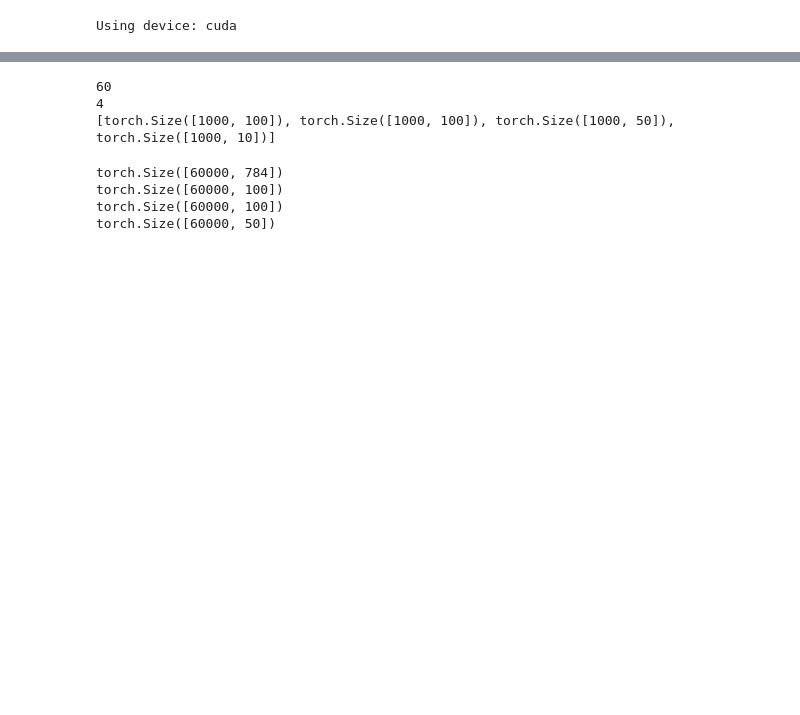
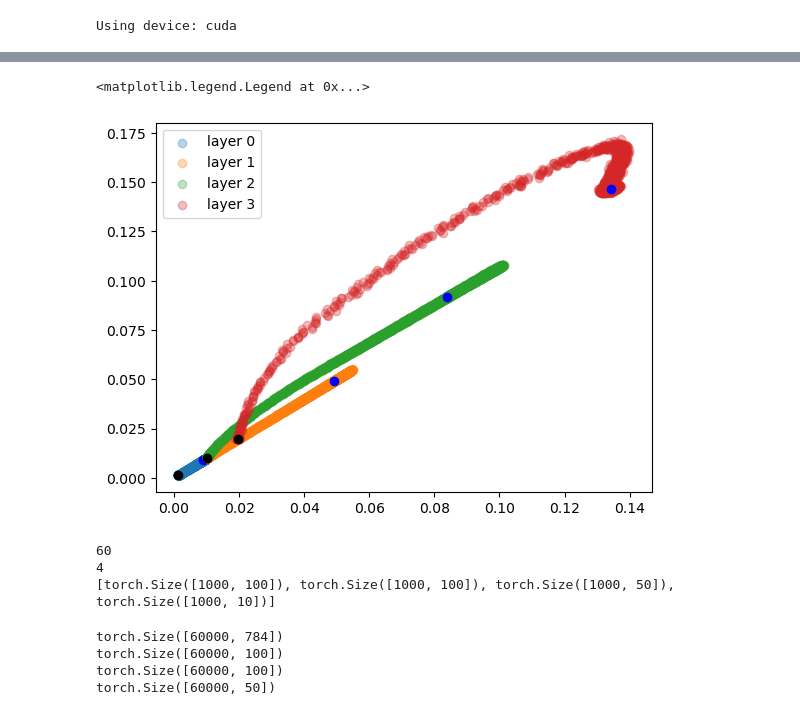
Before and after one commit to landoskape/networkAlignmentAnalysis, a Jupyter notebook: deepnets/testNetworks.ipynb, the cells around one changed output, grey strips where cells are left out. Saved outputs shown, nothing was run; the diff lists cells and outputs as text; code cells hidden in the pictures; blank space fills up the shorter version.

```diff
--- a/deepnets/testNetworks.ipynb
+++ b/deepnets/testNetworks.ipynb
@@ -204,3 +220,13 @@ plt.tight_layout()
+# %%
+for i in range(len(alignMean)):
+    plt.scatter(alignMean[i], alignMean_nodo[i], label=f"layer {i}", alpha=0.3)
+    plt.scatter(alignMean[i][0], alignMean_nodo[i][0], c='k')
+    plt.scatter(alignMean[i][60*30], alignMean_nodo[i][60*30], c='b')
+
+plt.legend()
+# %% [output]
+<matplotlib.legend.Legend at 0x...>
+[figure, added]
 # %%
 # Measure Activations (without dropout) for all images
 storeDropout = net.getDropout()
```
Also changed, not shown: parts of 4 cells of this notebook, 2 other files.
